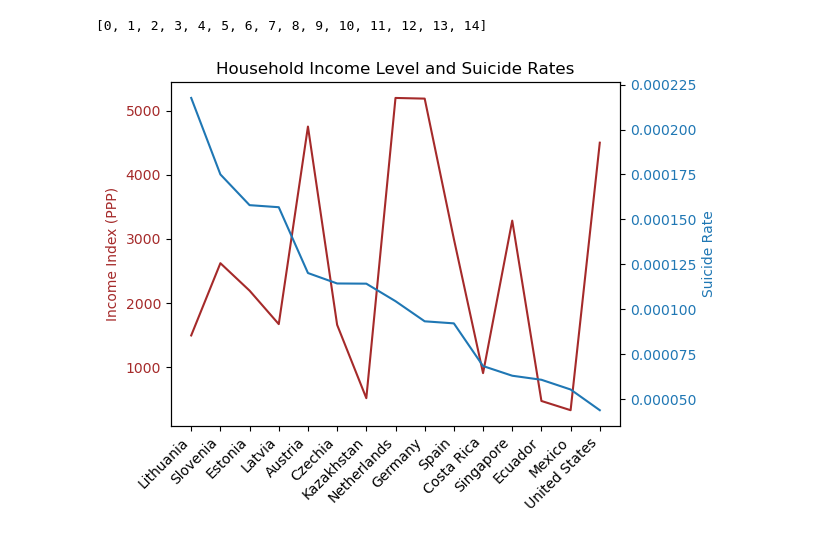
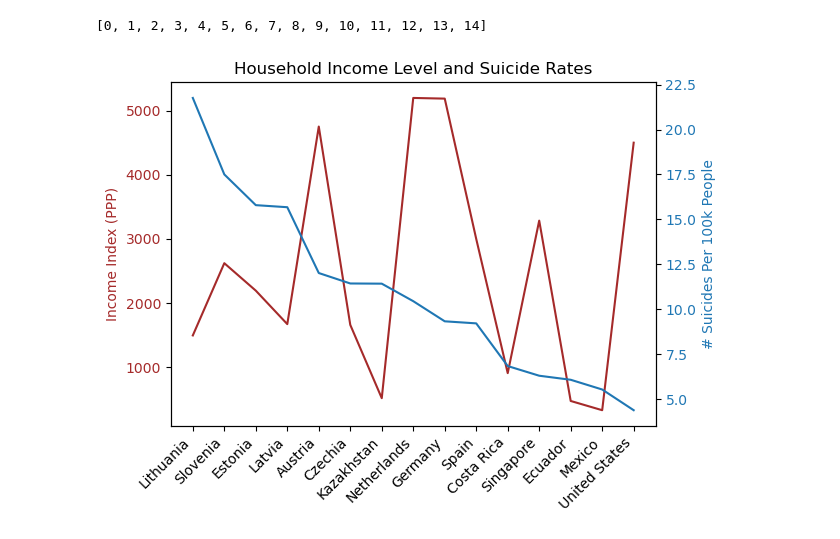
Before and after one commit to kendraliu/Project-One-An-Analysis-of-Suicide-Rate-and-Several-Factors, a Jupyter notebook: Does high-income guarantee better mental health?.ipynb, the cells around one changed output. Cells and saved outputs as stored; diff of their text form; code cells hidden in the pictures.

Commit message:
update figure measures

```diff
--- a/Does high-income guarantee better mental health?.ipynb
+++ b/Does high-income guarantee better mental health?.ipynb
@@ -64,7 +64,7 @@ income
 | 63 | Zambia | 163.25 |
 64 rows × 2 columns
 # %%
-si = si[["country", "suicides_no", "population", "Suicide rate", "HDI for year"]]
+si = si[["country", "Suicide rate", "# Suicides Per 100k People"]]
 si.loc[20,"country"] = "United States"
 si
 # %% [output]
@@ -133,22 +119,22 @@ xaxis
 # %%
 fig, fig1 = plt.subplots()
 fig1.plot(comparison["U.S. dollars"], color="brown")
 fig2 = fig1.twinx()
-fig2.plot(comparison["Suicide rate"])
+fig2.plot(comparison["# Suicides Per 100k People"])
 
 fig1.set_xticks(xaxis)
 fig1.set_xticklabels(comparison["country"], rotation=45, horizontalalignment = "right")
 fig1.xaxis.set_label_coords(-0.5,0)
 
 fig1.set_ylabel("Income Index (PPP)", color="brown")
 fig1.tick_params(axis="y", labelcolor="brown")
 
-fig2.set_ylabel("Suicide Rate", color="#1f77b4")
+fig2.set_ylabel("# Suicides Per 100k People", color="#1f77b4")
 fig2.tick_params(axis="y", labelcolor="#1f77b4")
 
 plt.title("Household Income Level and Suicide Rates")
 fig.tight_layout()
 plt.savefig("IncomeSI.png")
 plt.show()
 # %% [output]
-[figure, old version]
+[figure, new version]
```
Also changed, not shown: parts of 5 cells of this notebook, 2 other files.
